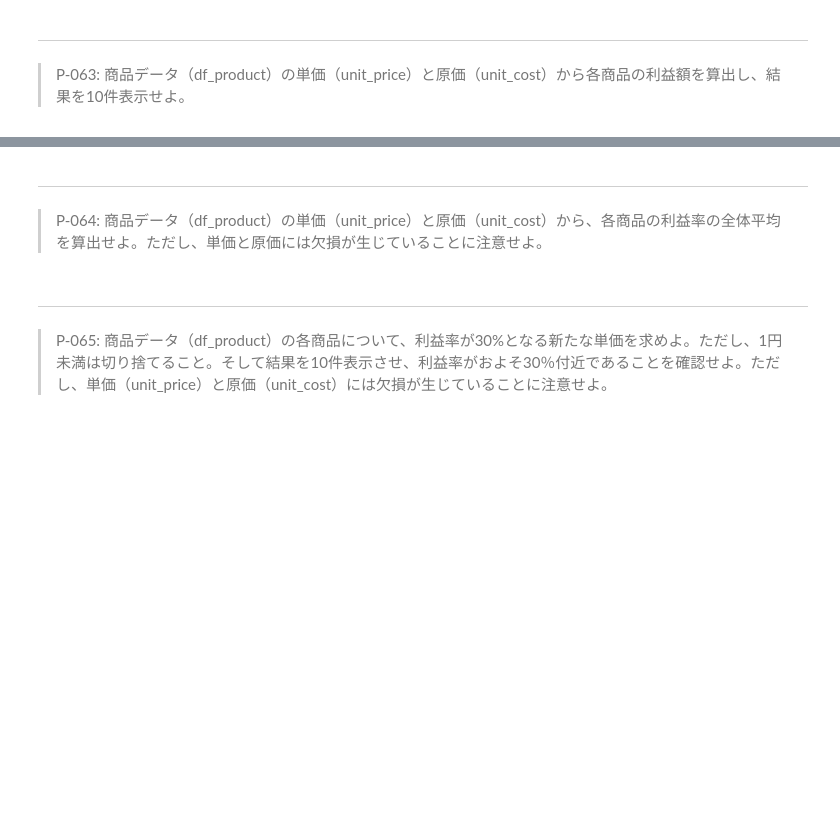
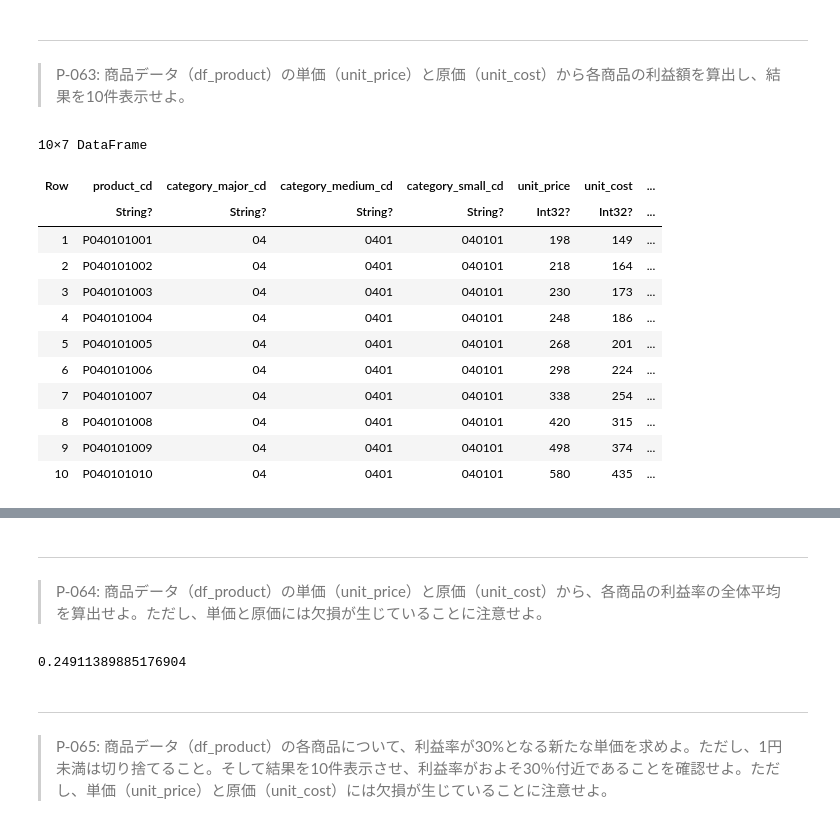
Before and after one commit to kuru-to/100knocks-preprocess, a Jupyter notebook: docker/work/preprocess_knock_Julia.ipynb, the cells around one changed output, grey strips where cells are left out. Drawn from its saved outputs; the diff is of its cells as text; code cells hidden in the pictures; blank space fills up the shorter version.

```diff
--- a/docker/work/preprocess_knock_Julia.ipynb
+++ b/docker/work/preprocess_knock_Julia.ipynb
@@ -1602,3 +1602,22 @@ end
 # %% [markdown]
 ---
 > P-063: 商品データ（df_product）の単価（unit_price）と原価（unit_cost）から各商品の利益額を算出し、結果を10件表示せよ。
+# %%
+@chain df_product begin
+    @transform(:unit_benefit = :unit_price .- :unit_cost)
+    first(10)
+end
+# %% [output]
+10×7 DataFrame
+| Row | product_cd | category_major_cd | category_medium_cd | category_small_cd | unit_price | unit_cost | ... |
+|  | String? | String? | String? | String? | Int32? | Int32? | ... |
+| 1 | P040101001 | 04 | 0401 | 040101 | 198 | 149 | ... |
+| 2 | P040101002 | 04 | 0401 | 040101 | 218 | 164 | ... |
+| 3 | P040101003 | 04 | 0401 | 040101 | 230 | 173 | ... |
+| 4 | P040101004 | 04 | 0401 | 040101 | 248 | 186 | ... |
+| 5 | P040101005 | 04 | 0401 | 040101 | 268 | 201 | ... |
+| 6 | P040101006 | 04 | 0401 | 040101 | 298 | 224 | ... |
+| 7 | P040101007 | 04 | 0401 | 040101 | 338 | 254 | ... |
+| 8 | P040101008 | 04 | 0401 | 040101 | 420 | 315 | ... |
+| 9 | P040101009 | 04 | 0401 | 040101 | 498 | 374 | ... |
+| 10 | P040101010 | 04 | 0401 | 040101 | 580 | 435 | ... |
@@ -1605,6 +1625,10 @@ end
 # %% [markdown]
 ---
 > P-064: 商品データ（df_product）の単価（unit_price）と原価（unit_cost）から、各商品の利益率の全体平均を算出せよ。ただし、単価と原価には欠損が生じていることに注意せよ。
+# %%
+mean(skipmissing((df_product.unit_price .- df_product.unit_cost) ./ df_product.unit_price))
+# %% [output]
+0.24911389885176904
 # %% [markdown]
 ---
 > P-065: 商品データ（df_product）の各商品について、利益率が30%となる新たな単価を求めよ。ただし、1円未満は切り捨てること。そして結果を10件表示させ、利益率がおよそ30％付近であることを確認せよ。ただし、単価（unit_price）と原価（unit_cost）には欠損が生じていることに注意せよ。
```
Also changed, not shown: parts of 6 cells of this notebook.
